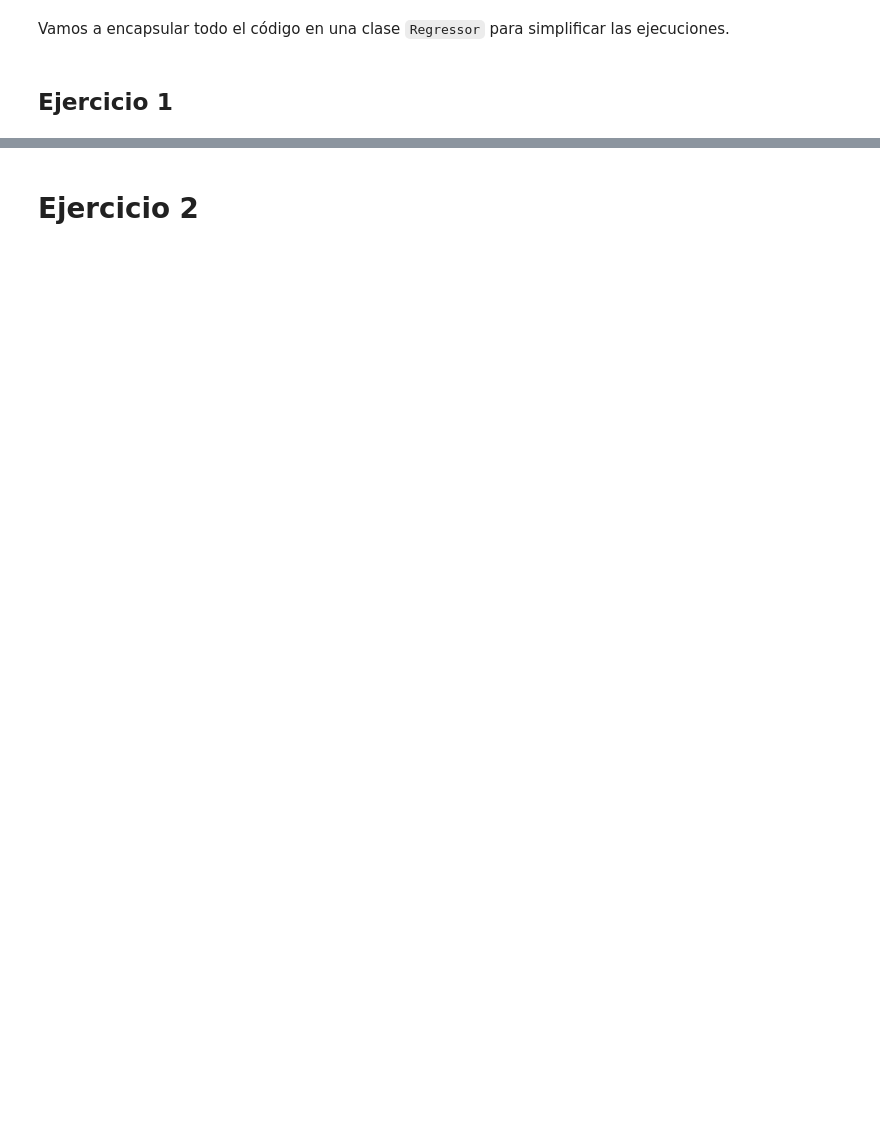
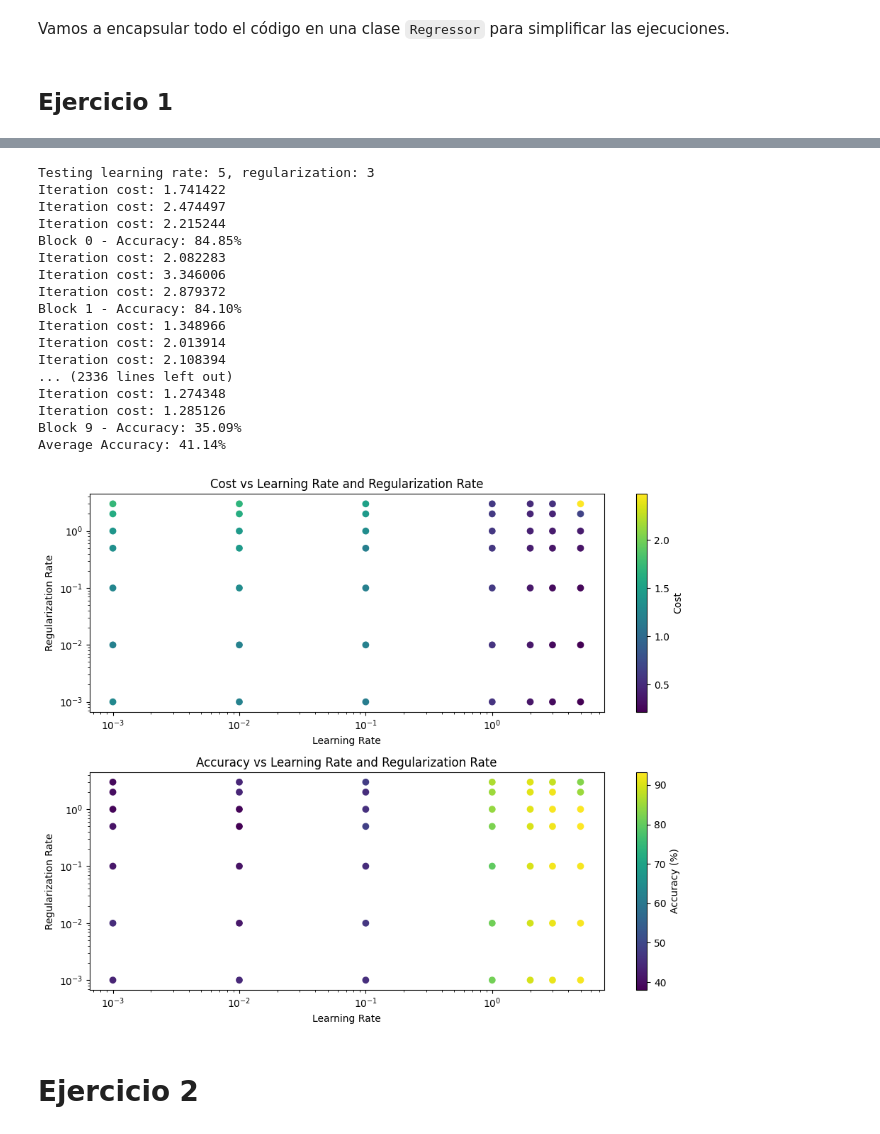
Before and after one commit to Jarturog/spark-botnet-classifier, a Jupyter notebook: Parte 3.ipynb, the cells around one changed output, grey strips where cells are left out. Drawn from its saved outputs; the diff is of its cells as text; code cells hidden in the pictures; blank space fills up the shorter version.

```diff
--- a/Parte 3.ipynb
+++ b/Parte 3.ipynb
@@ -380,9 +492,28 @@ hyper_search_reg.plot_reg_results()
 # %%
-mixed_regressor = Regressor(iterations=3, learning_rate=None, lambda_reg=None, print_cost=True, use_cache=False)
+mixed_regressor = Regressor(iterations=3, learning_rate=None, lambda_reg=None, print_cost=True, cache_config=no_cache_config)
 
 hyper_search_mix = HyperparameterSearch(learningRates, regularizaciones)
 hyper_search_mix.run_mixed_search(mixed_regressor, path, num_blocks_cv)
 hyper_search_mix.plot_mix_results()
+# %% [output]
+Testing learning rate: 5, regularization: 3
+Iteration cost: 1.741422
+Iteration cost: 2.474497
+Iteration cost: 2.215244
+Block 0 - Accuracy: 84.85%
+Iteration cost: 2.082283
+Iteration cost: 3.346006
+Iteration cost: 2.879372
+Block 1 - Accuracy: 84.10%
+Iteration cost: 1.348966
+Iteration cost: 2.013914
+Iteration cost: 2.108394
+... (2336 lines left out)
+Iteration cost: 1.274348
+Iteration cost: 1.285126
+Block 9 - Accuracy: 35.09%
+Average Accuracy: 41.14%
+[figure, added]
 # %% [markdown]
 # Ejercicio 2
 # %%
```
Also changed, not shown: parts of 20 cells of this notebook.
